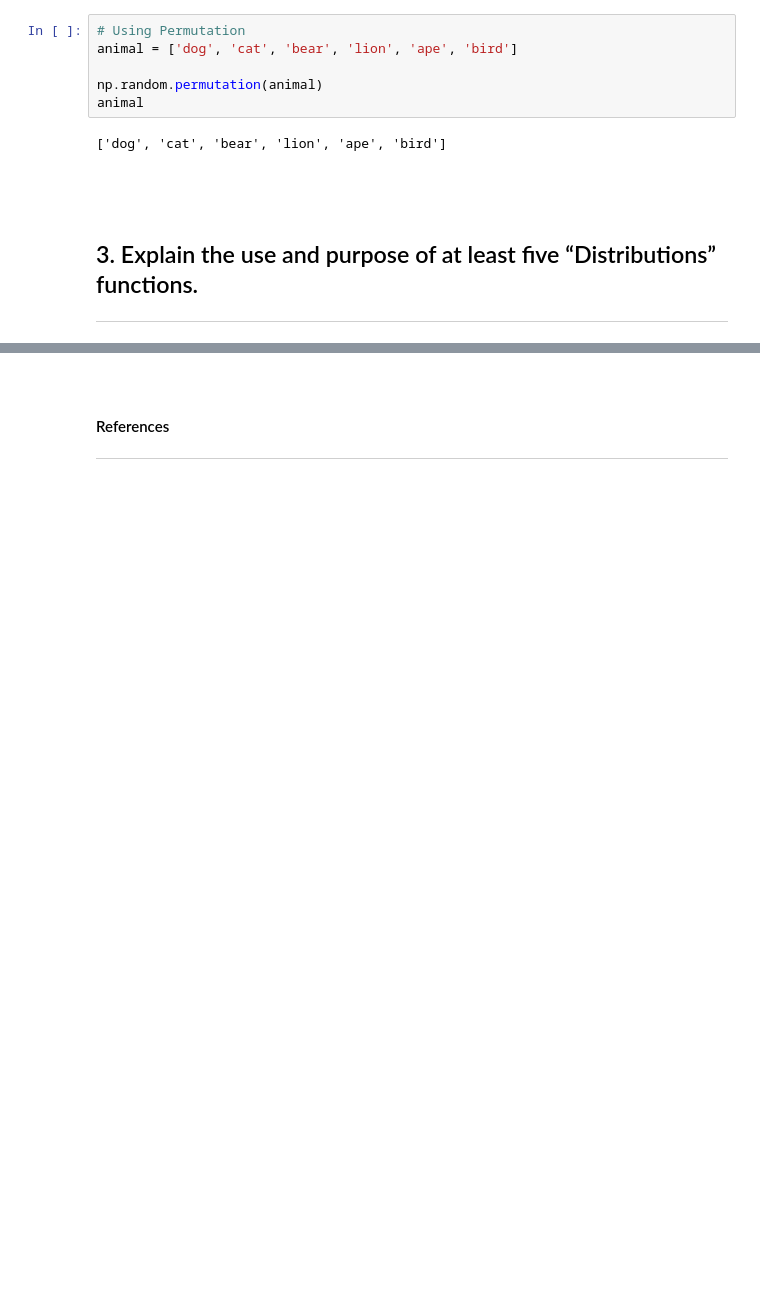
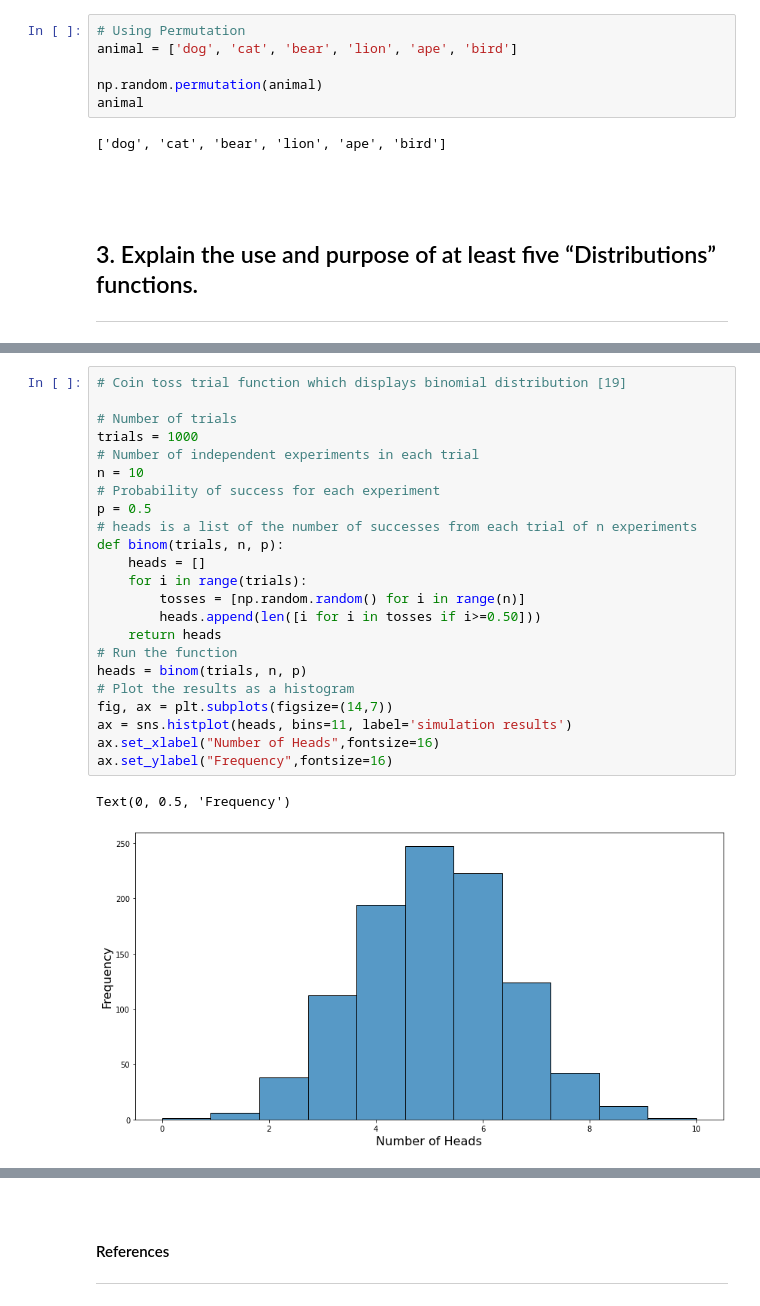
Before and after one commit to dconn20/numpy.random-package, a Jupyter notebook: Numpy.random - Package.ipynb, the cells around one changed output, grey strips where cells are left out. Cells and saved outputs as stored; diff of their text form; blank space fills up the shorter version.

Commit message:
Started distributions

```diff
--- a/Numpy.random - Package.ipynb
+++ b/Numpy.random - Package.ipynb
@@ -277,0 +298,26 @@ Continuous distribution
+# %%
+# Coin toss trial function which displays binomial distribution [19]
+
+# Number of trials
+trials = 1000
+# Number of independent experiments in each trial
+n = 10
+# Probability of success for each experiment
+p = 0.5
+# heads is a list of the number of successes from each trial of n experiments
+def binom(trials, n, p):
+    heads = []
+    for i in range(trials):
+        tosses = [np.random.random() for i in range(n)]
+        heads.append(len([i for i in tosses if i>=0.50]))
+    return heads
+# Run the function
+heads = binom(trials, n, p)
+# Plot the results as a histogram
+fig, ax = plt.subplots(figsize=(14,7))
+ax = sns.histplot(heads, bins=11, label='simulation results')
+ax.set_xlabel("Number of Heads",fontsize=16)
+ax.set_ylabel("Frequency",fontsize=16)
+# %% [output]
+Text(0, 0.5, 'Frequency')
+[figure, added]
```
Also changed, not shown: parts of 11 cells of this notebook.
